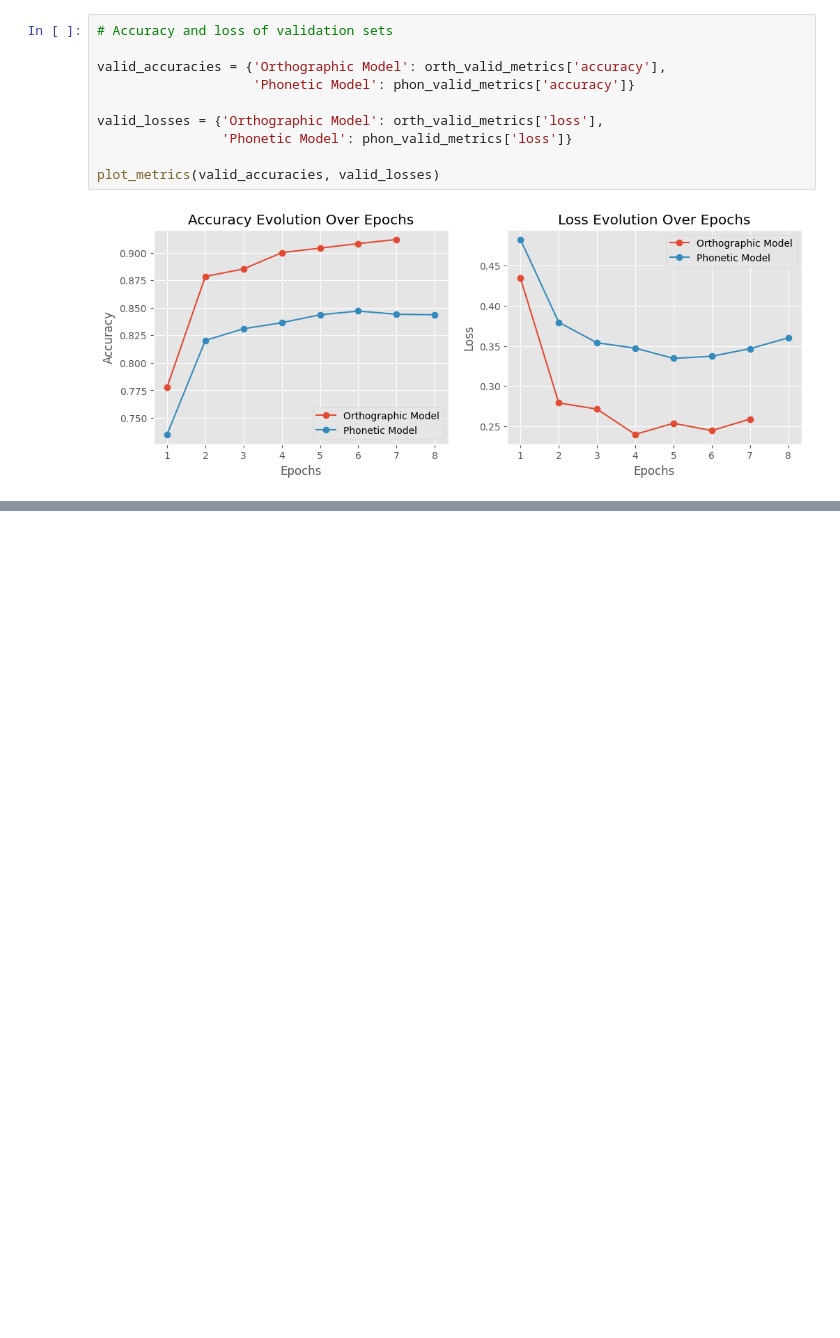
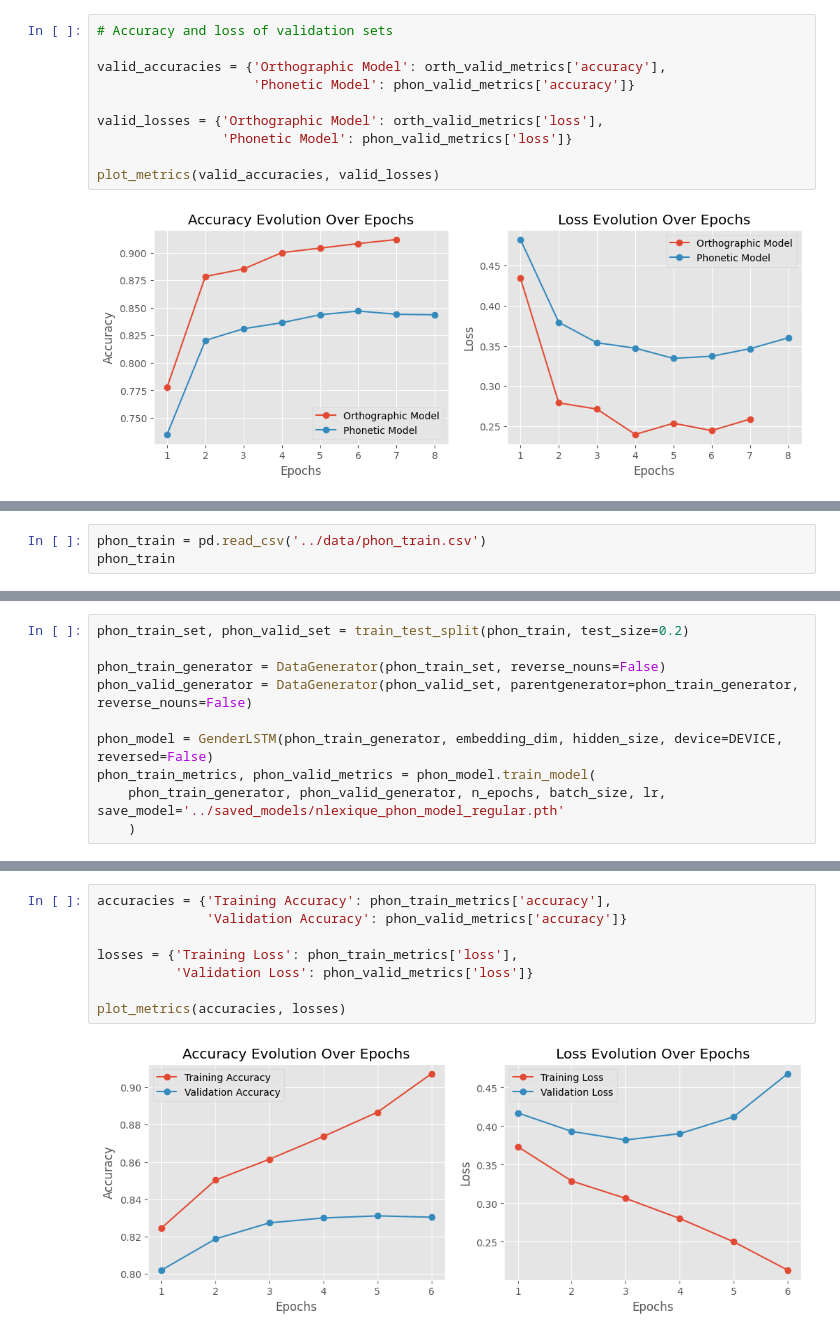
Before and after one commit to NazaninShafiabadi/gender_prediction, a Jupyter notebook: src/main_suffix_vs_non-suffix.ipynb, the cells around one changed output, grey strips where cells are left out. Saved outputs shown, nothing was run; the diff lists cells and outputs as text; blank space fills up the shorter version.

```diff
--- a/src/main_suffix_vs_non-suffix.ipynb
+++ b/src/main_suffix_vs_non-suffix.ipynb
@@ -313,0 +422,3 @@ plot_metrics(valid_accuracies, valid_losses)
+# %%
+phon_train = pd.read_csv('../data/phon_train.csv')
+phon_train
@@ -313,0 +456,10 @@ plot_metrics(valid_accuracies, valid_losses)
+# %%
+phon_train_set, phon_valid_set = train_test_split(phon_train, test_size=0.2)
+
+phon_train_generator = DataGenerator(phon_train_set, reverse_nouns=False)
+phon_valid_generator = DataGenerator(phon_valid_set, parentgenerator=phon_train_generator, reverse_nouns=False)
+
+phon_model = GenderLSTM(phon_train_generator, embedding_dim, hidden_size, device=DEVICE, reversed=False)
+phon_train_metrics, phon_valid_metrics = phon_model.train_model(
+    phon_train_generator, phon_valid_generator, n_epochs, batch_size, lr, save_model='../saved_models/nlexique_phon_model_regular.pth'
+    )
@@ -313,0 +484,10 @@ plot_metrics(valid_accuracies, valid_losses)
+# %%
+accuracies = {'Training Accuracy': phon_train_metrics['accuracy'],
+              'Validation Accuracy': phon_valid_metrics['accuracy']}
+
+losses = {'Training Loss': phon_train_metrics['loss'],
+          'Validation Loss': phon_valid_metrics['loss']}
+
+plot_metrics(accuracies, losses)
+# %% [output]
+[figure, added]
```
Also changed, not shown: parts of 21 cells of this notebook.
